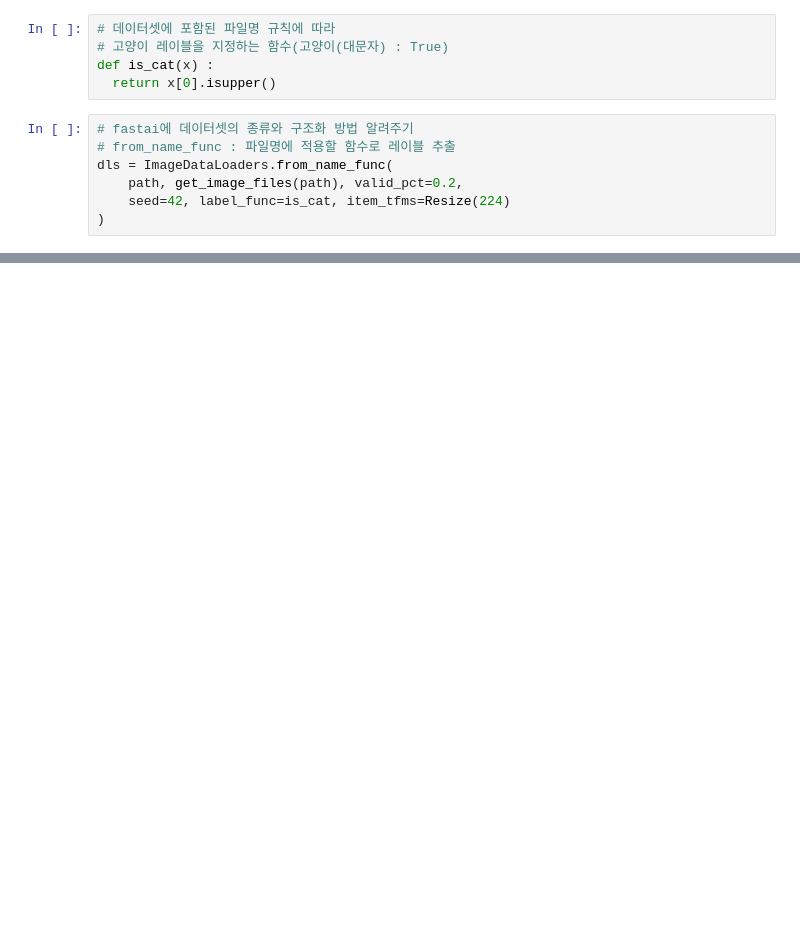
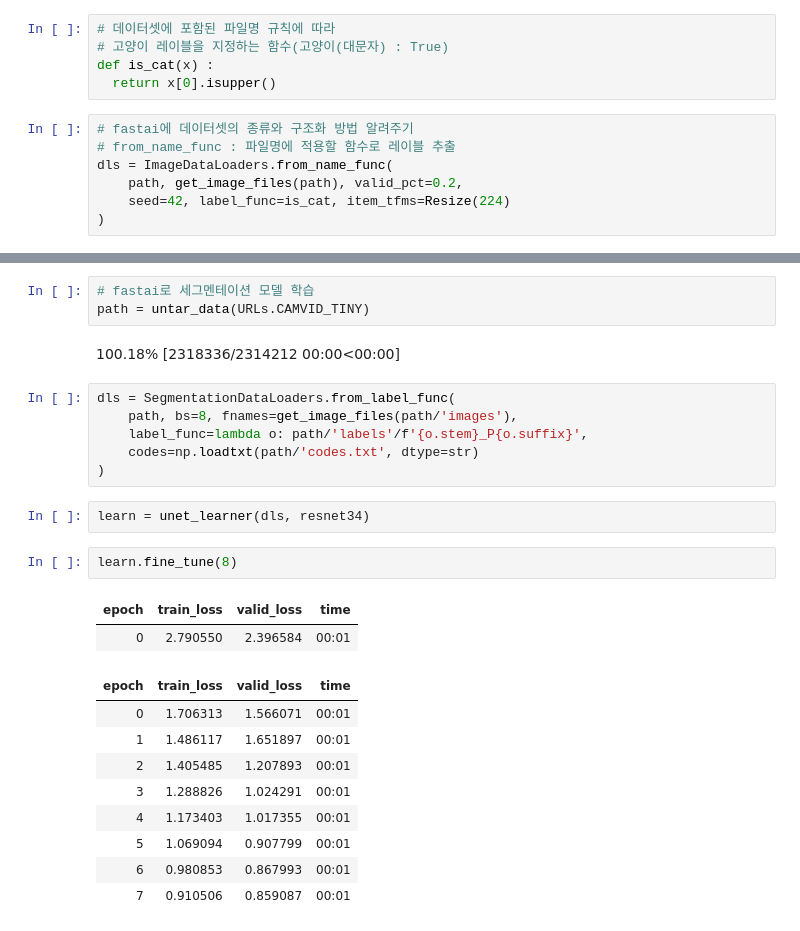
Before and after one commit to chw8207/fastai_pytorch, a Jupyter notebook: 딥러닝_fastai_개요.ipynb, the cells around one changed output, grey strips where cells are left out. Saved outputs shown, nothing was run; the diff lists cells and outputs as text; blank space fills up the shorter version.

```diff
--- a/딥러닝_fastai_개요.ipynb
+++ b/딥러닝_fastai_개요.ipynb
@@ -67,0 +73,27 @@ learn.fine_tune(1)
+# %%
+# fastai로 세그멘테이션 모델 학습
+path = untar_data(URLs.CAMVID_TINY)
+# %% [output]
+100.18% [2318336/2314212 00:00<00:00]
+# %%
+dls = SegmentationDataLoaders.from_label_func(
+    path, bs=8, fnames=get_image_files(path/'images'),
+    label_func=lambda o: path/'labels'/f'{o.stem}_P{o.suffix}',
+    codes=np.loadtxt(path/'codes.txt', dtype=str)
+)
+# %%
+learn = unet_learner(dls, resnet34)
+# %%
+learn.fine_tune(8)
+# %% [output]
+| epoch | train_loss | valid_loss | time |
+| 0 | 2.790550 | 2.396584 | 00:01 |
+| epoch | train_loss | valid_loss | time |
+| 0 | 1.706313 | 1.566071 | 00:01 |
+| 1 | 1.486117 | 1.651897 | 00:01 |
+| 2 | 1.405485 | 1.207893 | 00:01 |
+| 3 | 1.288826 | 1.024291 | 00:01 |
+| 4 | 1.173403 | 1.017355 | 00:01 |
+| 5 | 1.069094 | 0.907799 | 00:01 |
+| 6 | 0.980853 | 0.867993 | 00:01 |
+| 7 | 0.910506 | 0.859087 | 00:01 |
```
Also changed, not shown: parts of 14 cells of this notebook.
